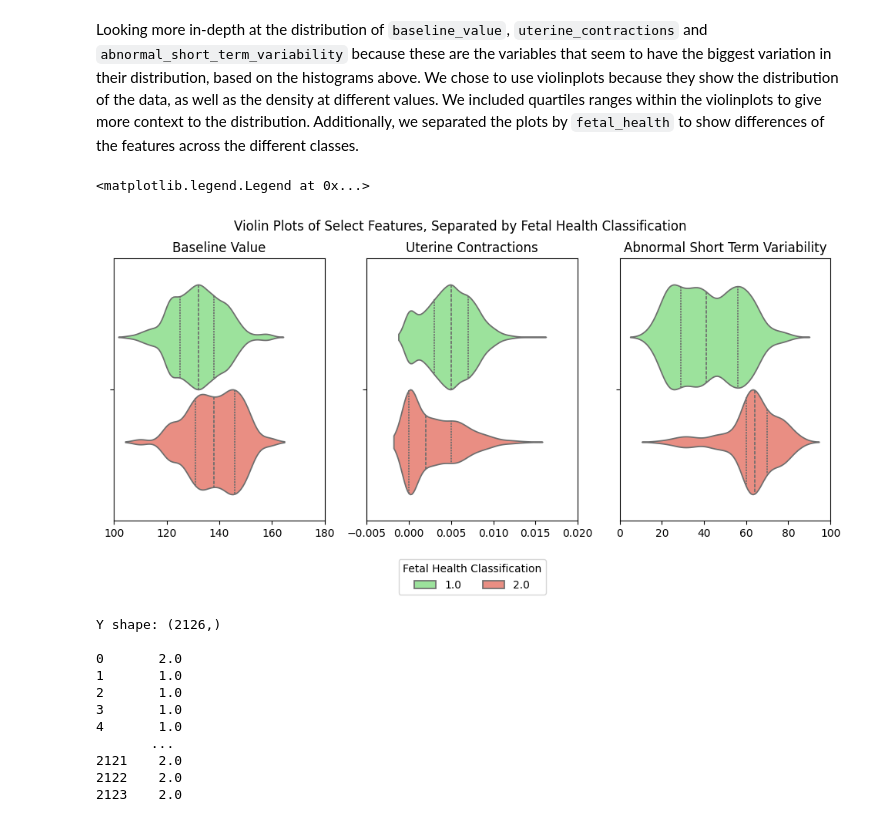
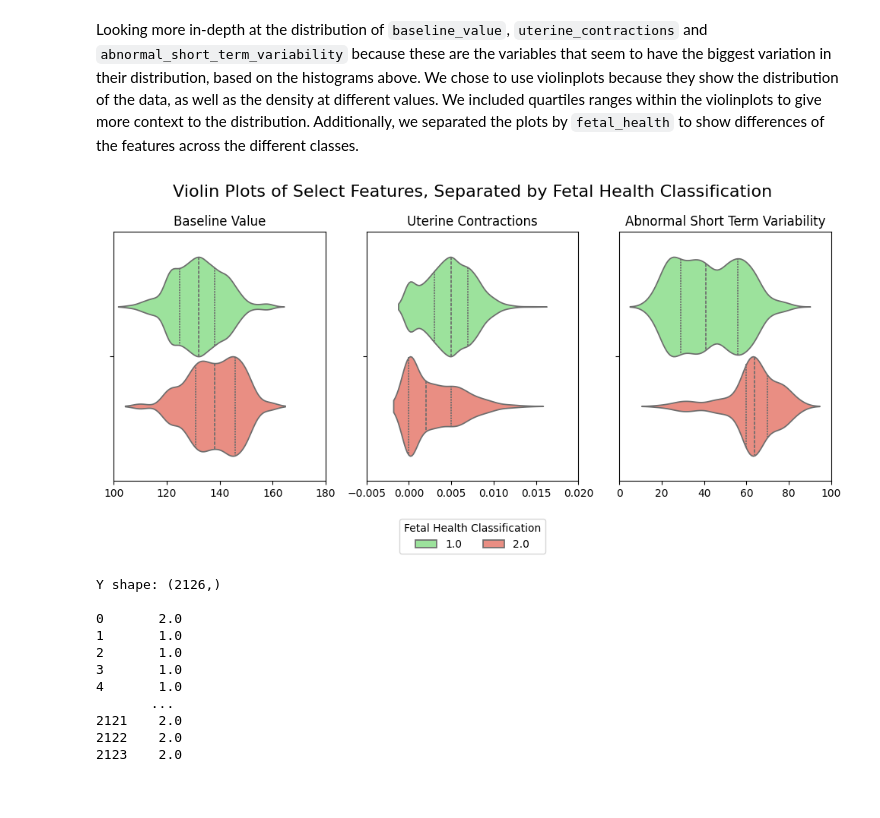
Before and after one commit to ivasslides/DS4021-Final-Project, a Jupyter notebook: Notebooks/descriptive.ipynb, the cells around one changed output. Cells and saved outputs as stored; diff of their text form; code cells hidden in the pictures; blank space fills up the shorter version.

```diff
--- a/Notebooks/descriptive.ipynb
+++ b/Notebooks/descriptive.ipynb
@@ -89,7 +121,7 @@ plt.show()
 Looking more in-depth at the distribution of `baseline_value`, `uterine_contractions` and `abnormal_short_term_variability` because these are the variables that seem to have the biggest variation in their distribution, based on the histograms above. We chose to use violinplots because they show the distribution of the data, as well as the density at different values. We included quartiles ranges within the violinplots to give more context to the distribution. Additionally, we separated the plots by `fetal_health` to show differences of the features across the different classes.
 # %%
 # Violinplots for baseline_value, uterine_contractions, and abnormal_short_term_variability
-fig, ax = plt.subplots(1, 3, figsize=(12, 5))
+fig, ax = plt.subplots(1, 3, figsize=(10, 5))
 
 # Create custom palette to represent the fetal health classes
 palette={1: "lightgreen", 2: "salmon"}
@@ -100,36 +132,43 @@ cols = {'Baseline Value': X['baseline_value'],
         'Abnormal Short Term Variability': X['abnormal_short_term_variability']}
 
 # Initialize index for ax
 i = 0
 
 # For loop to create violin plots for each selected feature
 for c in cols:
     # Violinplot, separated by fetal health classification
     sns.violinplot(x=cols[c], hue=y, palette=palette, inner='quartile', ax=ax[i])
     # Add title, which is just feature name
     ax[i].set_title(c)
     # Remove individual legends
     ax[i].legend_.remove()
     # Remove x labels
     ax[i].set_xlabel('')
     # Increment index for ax
     i += 1
 
 # Adjust individual x axis limits
 ax[0].set_xlim(100, 180)
 ax[1].set_xlim(-0.005, 0.02)
 ax[2].set_xlim(0, 100)
 
 # Create one overall title
-fig.suptitle('Violin Plots of Select Features, Separated by Fetal Health Classification')
+fig.suptitle('Violin Plots of Select Features, Separated by Fetal Health Classification', fontsize=16)
+
+# Tight layout
+plt.tight_layout()
 
 # Create shared legend for fetal health classes
 plt.subplots_adjust(bottom=0.2)
 handles, labels = ax[0].get_legend_handles_labels()
 fig.legend(handles, labels, loc='lower center', ncol=2, title='Fetal Health Classification')
+
+# Saving violin plots as PNG
+plt.savefig('../Outputs/violin_plots.png', dpi=300)
+
+plt.show()
 # %% [output]
-<matplotlib.legend.Legend at 0x...>
-[figure, old version]
+[figure, new version]
 # %%
 print(f"Y shape: {y.shape}\n")
 print(y)
```
Also changed, not shown: parts of 8 cells of this notebook, 7 other files.
